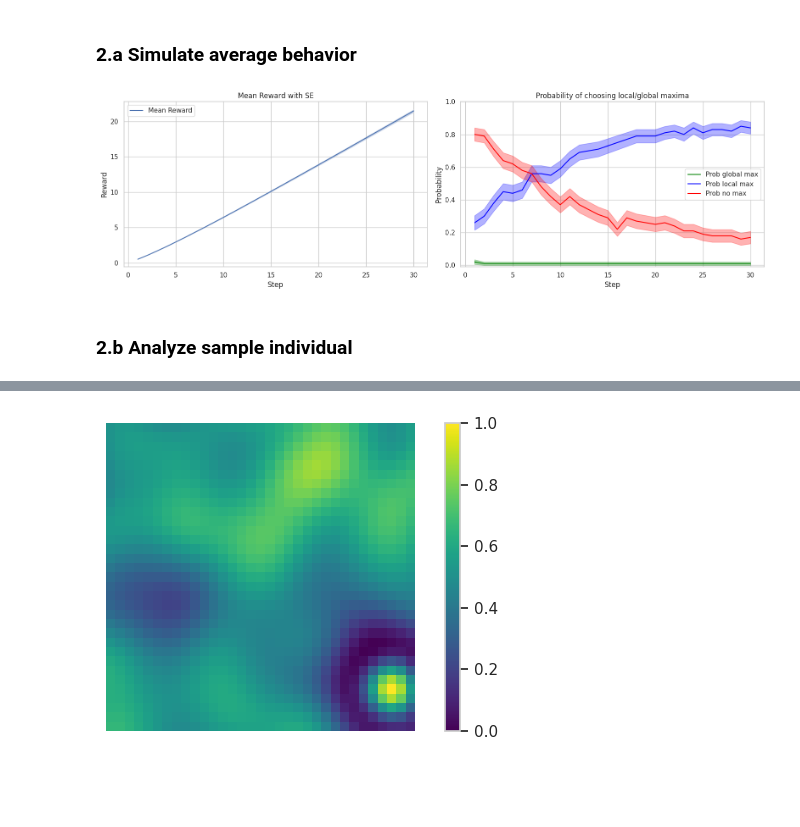
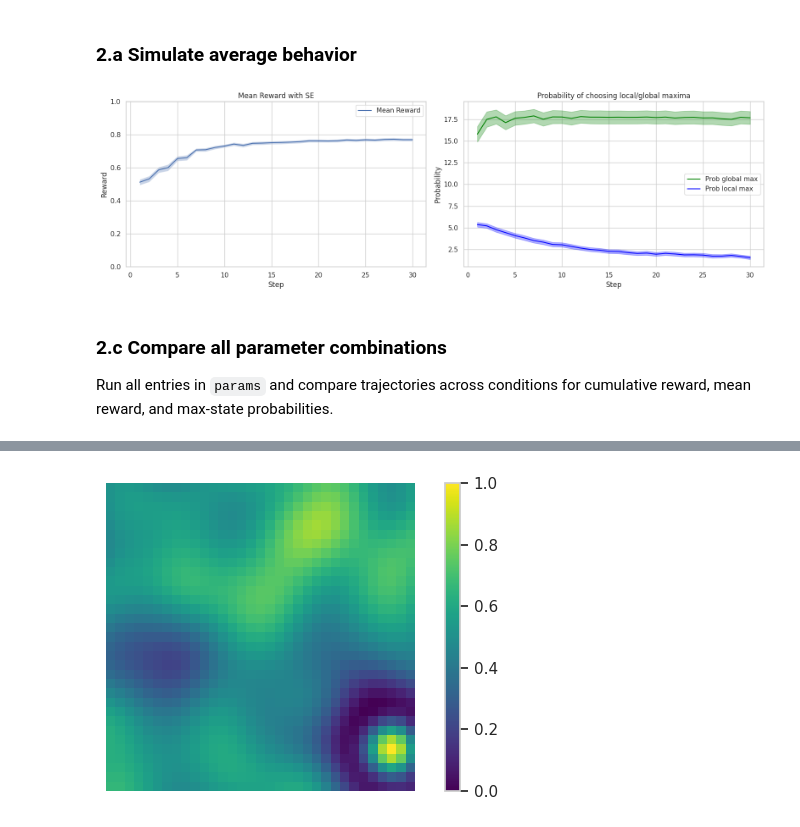
Before and after one commit to vagechirkov/Spatial-MAB-taboo, a Jupyter notebook: single_agent_simulations.ipynb, the cells around one changed output, grey strips where cells are left out. Saved outputs shown, nothing was run; the diff lists cells and outputs as text; code cells hidden in the pictures; blank space fills up the shorter version.

```diff
--- a/single_agent_simulations.ipynb
+++ b/single_agent_simulations.ipynb
@@ -233,8 +239,7 @@ params = {
         "alpha": 0,
         "reward_env_type": 'corr_dog',
         "reward_env_params": [reward_params],
-        "model_reporters_to_collect": ['mean_cumulative_reward'],
-        "agent_reporters_to_collect": ['reward', 'global_max', 'local_max', 'no_max']
+        "agent_reporters_to_collect": ["distance_to_global_peak", "distance_to_local_peak", "reward"]
     }
 }
 # %%
@@ -254,47 +259,50 @@ batch_results = mesa.batch_run(
 df_batch = pd.DataFrame(batch_results)
 df_grouped = df_batch.groupby('Step').agg({
     'reward': ['mean', 'std'],
-    'global_max': ['mean', 'std'],
-    'local_max': ['mean', 'std'],
-    'no_max': ['mean', 'std']
+    'distance_to_global_peak': ['mean', 'std'],
+    'distance_to_local_peak': ['mean', 'std'],
+    # 'global_max': ['mean', 'std'],
+    # 'local_max': ['mean', 'std'],
+    # 'no_max': ['mean', 'std']
     }).reset_index()
 
 # Plot mean reward and probabilities in adjacent subplots
 fig, axes = plt.subplots(1, 2, figsize=(16, 5))
 
 # Left: mean reward with std
 reward_mean = df_grouped['reward']['mean']
 reward_SE = df_grouped['reward']['std'] / np.sqrt(n_runs)
 axes[0].plot(df_grouped['Step'], reward_mean, label='Mean Reward')
 axes[0].fill_between(df_grouped['Step'], reward_mean - reward_SE, reward_mean + reward_SE, alpha=0.3)
 axes[0].set_title('Mean Reward with SE')
 axes[0].set_xlabel('Step')
 axes[0].set_ylabel('Reward')
 axes[0].set_ylim(0, 1)
 axes[0].legend()
 
 # Right: probabilities
-global_max_mean = df_grouped['global_max']['mean']
-global_max_SE = df_grouped['global_max']['std'] / np.sqrt(n_runs)
-local_max_mean = df_grouped['local_max']['mean']
-local_max_SE = df_grouped['local_max']['std'] / np.sqrt(n_runs)
+global_max_mean = df_grouped['distance_to_global_peak']['mean']
+global_max_SE = df_grouped['distance_to_global_peak']['std'] / np.sqrt(n_runs)
+local_max_mean = df_grouped['distance_to_local_peak']['mean']
+local_max_SE = df_grouped['distance_to_local_peak']['std'] / np.sqrt(n_runs)
 axes[1].plot(df_grouped['Step'], global_max_mean, label='Prob global max', color='green')
 axes[1].fill_between(df_grouped['Step'], global_max_mean - global_max_SE, global_max_mean + global_max_SE, alpha=0.3, color='green')
 axes[1].plot(df_grouped['Step'], local_max_mean, label='Prob local max', color='blue')
 axes[1].fill_between(df_grouped['Step'], local_max_mean - local_max_SE, local_max_mean + local_max_SE, alpha=0.3, color='blue')
-not_any_max_mean = df_grouped['no_max']['mean']
-not_any_max_SE = df_grouped['no_max']['std'] / np.sqrt(n_runs)
-axes[1].plot(df_grouped['Step'], not_any_max_mean, label='Prob no max', color='red')
-axes[1].fill_between(df_grouped['Step'], not_any_max_mean - not_any_max_SE, not_any_max_mean + not_any_max_SE, alpha=0.3, color='red')
+# not_any_max_mean = df_grouped['no_max']['mean']
+# not_any_max_SE = df_grouped['no_max']['std'] / np.sqrt(n_runs)
+# axes[1].plot(df_grouped['Step'], not_any_max_mean, label='Prob no max', color='red')
+# axes[1].fill_between(df_grouped['Step'], not_any_max_mean - not_any_max_SE, not_any_max_mean + not_any_max_SE, alpha=0.3, color='red')
 axes[1].set_title('Probability of choosing local/global maxima')
 axes[1].set_xlabel('Step')
 axes[1].set_ylabel('Probability')
-axes[1].set_ylim(-0.01, 1)
+# axes[1].set_ylim(-0.01, 1)
 axes[1].legend()
 
 plt.tight_layout()
 plt.show()
 # %% [output]
-[figure, old version]
+[figure, new version]
 # %% [markdown]
-### 2.b Analyze sample individual
+### 2.c Compare all parameter combinations
+Run all entries in `params` and compare trajectories across conditions for cumulative reward, mean reward, and max-state probabilities.
```
Also changed, not shown: parts of 8 cells of this notebook, 2 other files.
